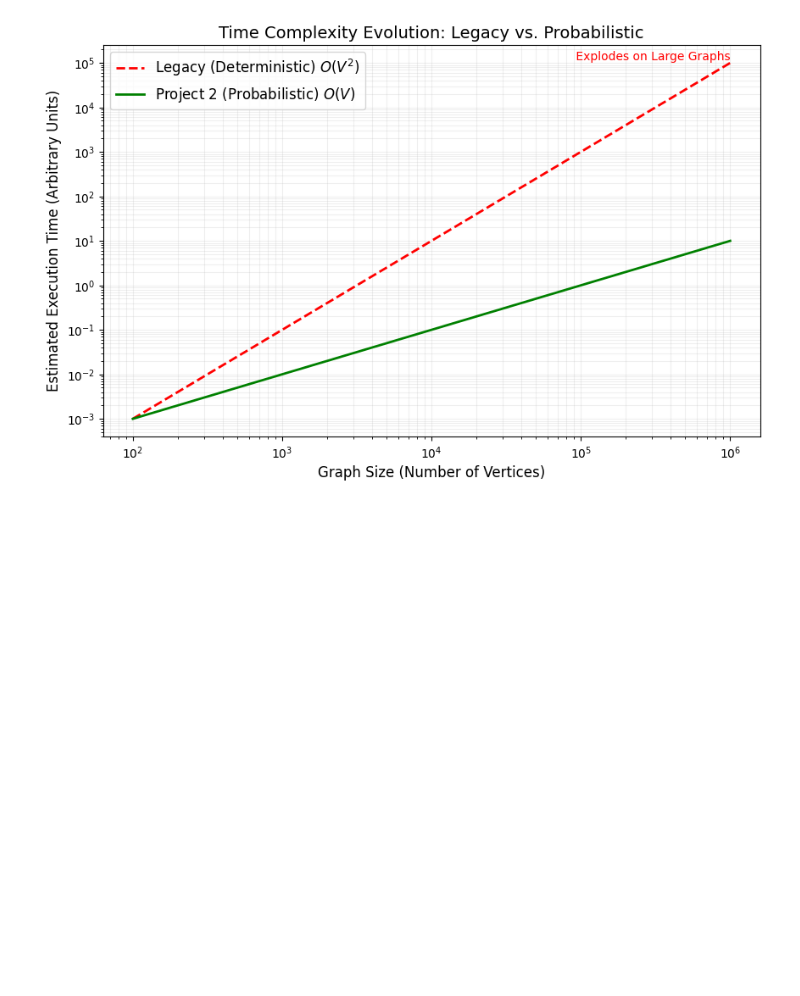
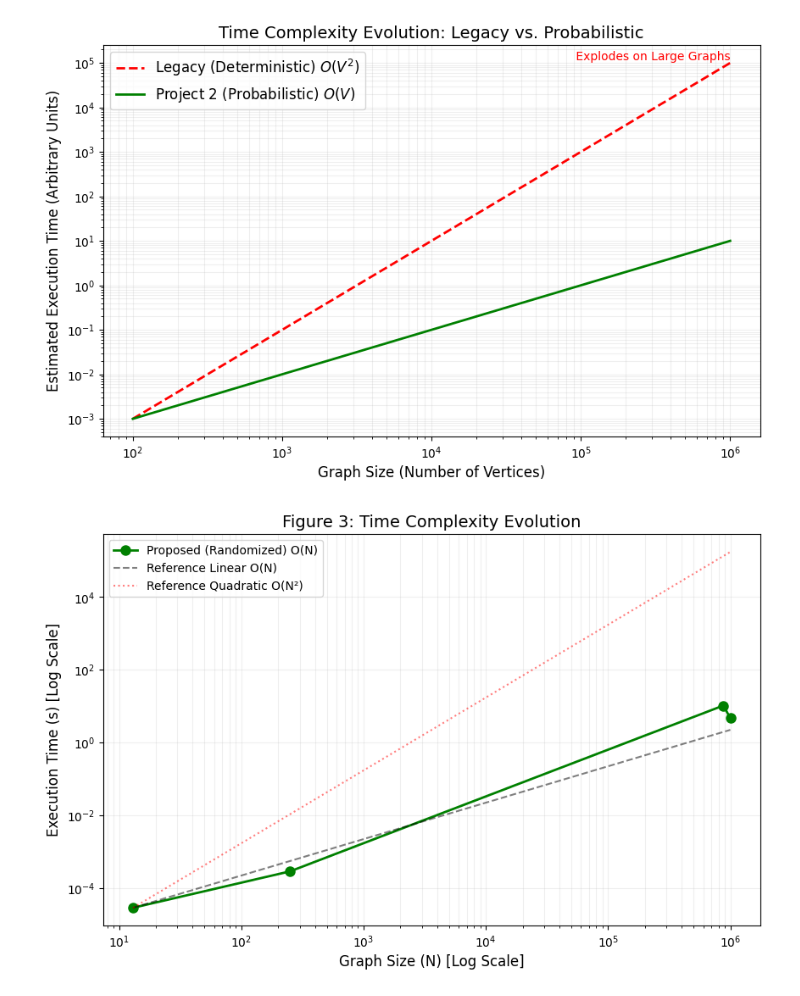
Before and after one commit to spraxx/graph-closure-probablistic-analysis, a Jupyter notebook: project2_demo.ipynb, the cells around one changed output. Saved outputs shown, nothing was run; the diff lists cells and outputs as text; code cells hidden in the pictures; blank space fills up the shorter version.

```diff
--- a/project2_demo.ipynb
+++ b/project2_demo.ipynb
@@ -180,3 +180,90 @@ def plot_complexity_comparison():
 plot_complexity_comparison()
 # %% [output]
 [figure]
+# %%
+import pandas as pd
+import matplotlib.pyplot as plt
+import numpy as np
+
+# 1. Configuration & Data Loading
+# Map datasets to their approximate node counts (N)
+SIZE_MAP = {
+    "data/SWtinyG.txt": 13,
+    "data/SWmediumG.txt": 250,
+    "data/web-Google.txt": 875713,
+    "data/SWlargeG.txt": 1000000
+}
+
+try:
+    df = pd.read_csv("experiment_results.csv")
+    df['N'] = df['dataset'].map(SIZE_MAP)
+except FileNotFoundError:
+    print("⚠️ Error: 'experiment_results.csv' not found. Please run main.py first.")
+    # Create dummy data for visualization if file is missing
+    data = {
+        'dataset': ['data/SWtinyG.txt', 'data/SWmediumG.txt', 'data/web-Google.txt', 'data/SWlargeG.txt'],
+        'time_sec': [0.0001, 0.003, 9.5, 5.38],
+        'Similarity_Score': [0.0, 0.82, None, None],
+        'k_target': [1, 125, 400000, 500000]
+    }
+    df = pd.DataFrame(data)
+    df['N'] = df['dataset'].map(SIZE_MAP)
+
+# --- PLOT 1: TIME COMPLEXITY (Log-Log) ---
+plt.figure(figsize=(10, 6))
+
+# Prepare Data
+p2_data = df.groupby('N')['time_sec'].mean().reset_index().sort_values('N')
+n0, t0 = p2_data['N'].iloc[0], p2_data['time_sec'].iloc[0]
+
+# Plot Actual Data (Project 2)
+plt.loglog(p2_data['N'], p2_data['time_sec'], 'g-o', linewidth=2, markersize=8, label='Proposed (Randomized) O(N)')
+
+# Plot Theoretical References
+x_vals = p2_data['N']
+plt.loglog(x_vals, [t0 * (n/n0) for n in x_vals], 'k--', alpha=0.5, label='Reference Linear O(N)')
+plt.loglog(x_vals, [t0 * (n/n0)**2 for n in x_vals], 'r:', alpha=0.5, label='Reference Quadratic O(N²)')
+
+# Formatting
+plt.xlabel('Graph Size (N) [Log Scale]', fontsize=12)
+plt.ylabel('Execution Time (s) [Log Scale]', fontsize=12)
+plt.title('Figure 3: Time Complexity Evolution', fontsize=14)
+plt.legend()
+plt.grid(True, which="both", ls="-", alpha=0.2)
+
+plt.show() # Render Plot 1
+
+# --- PLOT 2: SIMILARITY ANALYSIS ---
+# Filter for SWmediumG (or any graph with comparison data)
+med_df = df[df['dataset'] == 'data/SWmediumG.txt'].copy()
+
+if not med_df.empty and 'Similarity_Score' in med_df.columns:
+    # Clean Data
+    med_df = med_df.dropna(subset=['Similarity_Score'])
+    med_df['Similarity_Score'] = pd.to_numeric(med_df['Similarity_Score'])
+
+    plt.figure(figsize=(8, 5))
+
+    # Create Bar Chart
+    bars = plt.bar(med_df['k_target'].astype(str), med_df['Similarity_Score'],
+                   color='#6495ED', edgecolor='black', width=0.6)
+
+    # Formatting
+    plt.xlabel('Target Size (k)', fontsize=12)
+    plt.ylabel('Jaccard Similarity (0-1)', fontsize=12)
+    plt.title('Figure 4: Solution Convergence (SWmediumG)', fontsize=14)
+    plt.ylim(0, 1.1)
+    plt.axhline(y=1.0, color='r', linestyle='--', alpha=0.3)
+
+    # Add Value Labels
+    for bar in bars:
+        height = bar.get_height()
+        plt.text(bar.get_x() + bar.get_width()/2., height + 0.02,
+                 f'{height:.2f}', ha='center', va='bottom', fontsize=10, fontweight='bold')
+
+    plt.grid(axis='y', alpha=0.3)
+    plt.show() # Render Plot 2
+else:
+    print("ℹ️ No Similarity Score data found for SWmediumG.")
+# %% [output]
+[figure, added]
```
Also changed, not shown: parts of 1 cell of this notebook, 1 other file.
